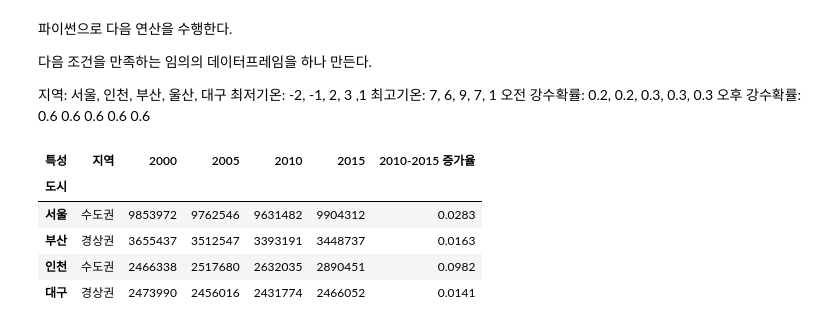
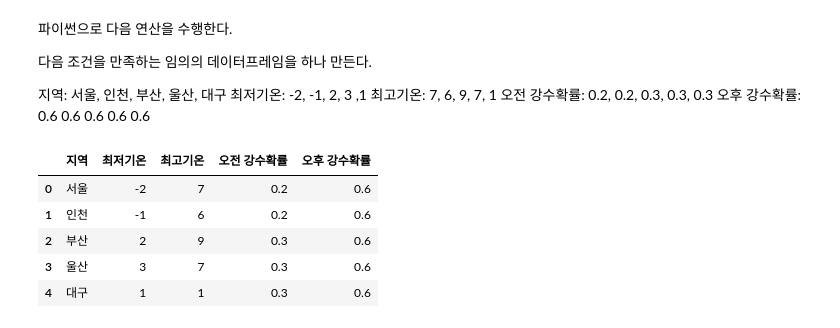
Before and after one commit to devKMC/python, a Jupyter notebook: pandas_data_analysis/pandas_class.ipynb, the cells around one changed output. Saved outputs shown, nothing was run; the diff lists cells and outputs as text; code cells hidden in the pictures.

```diff
--- a/pandas_data_analysis/pandas_class.ipynb
+++ b/pandas_data_analysis/pandas_class.ipynb
@@ -521,20 +522,21 @@ df.T #열과 행의 방향을 바꿔줌
 오후 강수확률: 0.6 0.6 0.6 0.6 0.6
 # %%
 columns1 = ['지역','최저기온','최고기온','오전 강수확률','오후 강수확률']
-index1 = ['서울','인천','부산','울산','대구']
+
 data1 = {
+        '지역' : ['서울','인천','부산','울산','대구'],
         '최저기온': [-2,-1,2,3,1],
         '최고기온': [7,6,9,7,1],
         '오전 강수확률': [0.2,0.2,0.3,0.3,0.3],
         '오후 강수확률': [0.6,0.6,0.6,0.6,0.6]
 
 }
-df1= pd.DataFrame(data1,index= index1 , columns = columns1)
-df
+df1= pd.DataFrame(data1, columns = columns1)
+df1
 # %% [output]
-| 특성 | 지역 | 2000 | 2005 | 2010 | 2015 | 2010-2015 증가율 |
-| 도시 |  |  |  |  |  |  |
-| 서울 | 수도권 | 9853972 | 9762546 | 9631482 | 9904312 | 0.0283 |
-| 부산 | 경상권 | 3655437 | 3512547 | 3393191 | 3448737 | 0.0163 |
-| 인천 | 수도권 | 2466338 | 2517680 | 2632035 | 2890451 | 0.0982 |
-| 대구 | 경상권 | 2473990 | 2456016 | 2431774 | 2466052 | 0.0141 |
+|  | 지역 | 최저기온 | 최고기온 | 오전 강수확률 | 오후 강수확률 |
+| 0 | 서울 | -2 | 7 | 0.2 | 0.6 |
+| 1 | 인천 | -1 | 6 | 0.2 | 0.6 |
+| 2 | 부산 | 2 | 9 | 0.3 | 0.6 |
+| 3 | 울산 | 3 | 7 | 0.3 | 0.6 |
+| 4 | 대구 | 1 | 1 | 0.3 | 0.6 |
```
Also changed, not shown: parts of 29 cells of this notebook.
